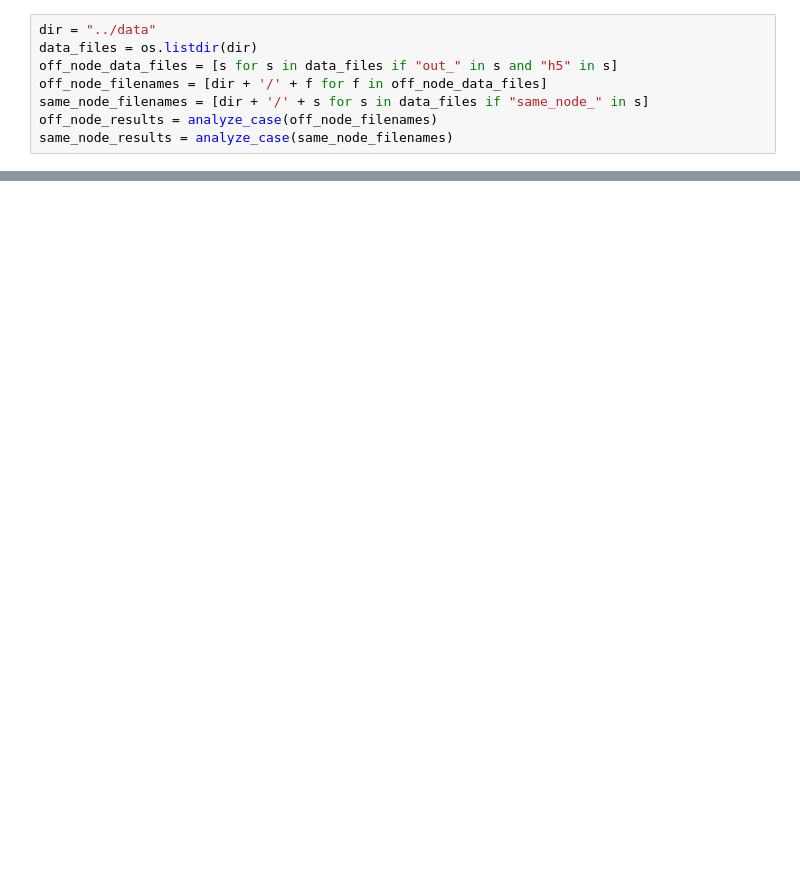
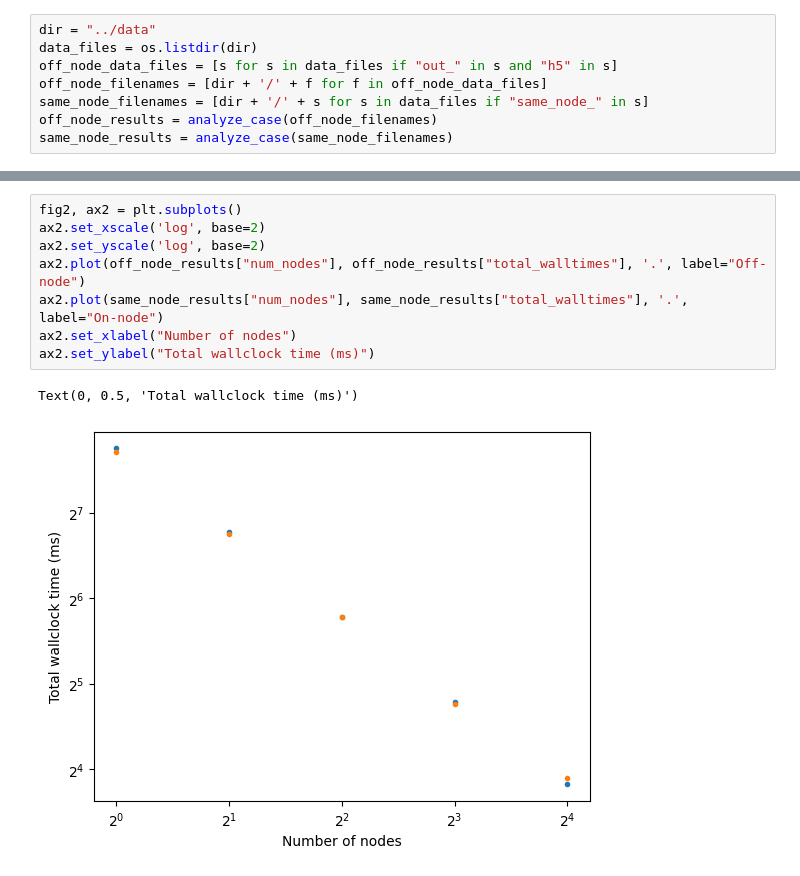
Before and after one commit to bdalfavero/wigner_parallel, a Jupyter notebook: scripts/node_scaling.ipynb, the cells around one changed output, grey strips where cells are left out. Cells and saved outputs as stored; diff of their text form; blank space fills up the shorter version.

```diff
--- a/scripts/node_scaling.ipynb
+++ b/scripts/node_scaling.ipynb
@@ -80,0 +87,11 @@ ax.legend()
+# %%
+fig2, ax2 = plt.subplots()
+ax2.set_xscale('log', base=2)
+ax2.set_yscale('log', base=2)
+ax2.plot(off_node_results["num_nodes"], off_node_results["total_walltimes"], '.', label="Off-node")
+ax2.plot(same_node_results["num_nodes"], same_node_results["total_walltimes"], '.', label="On-node")
+ax2.set_xlabel("Number of nodes")
+ax2.set_ylabel("Total wallclock time (ms)")
+# %% [output]
+Text(0, 0.5, 'Total wallclock time (ms)')
+[figure, added]
```
Also changed, not shown: parts of 3 cells of this notebook.
